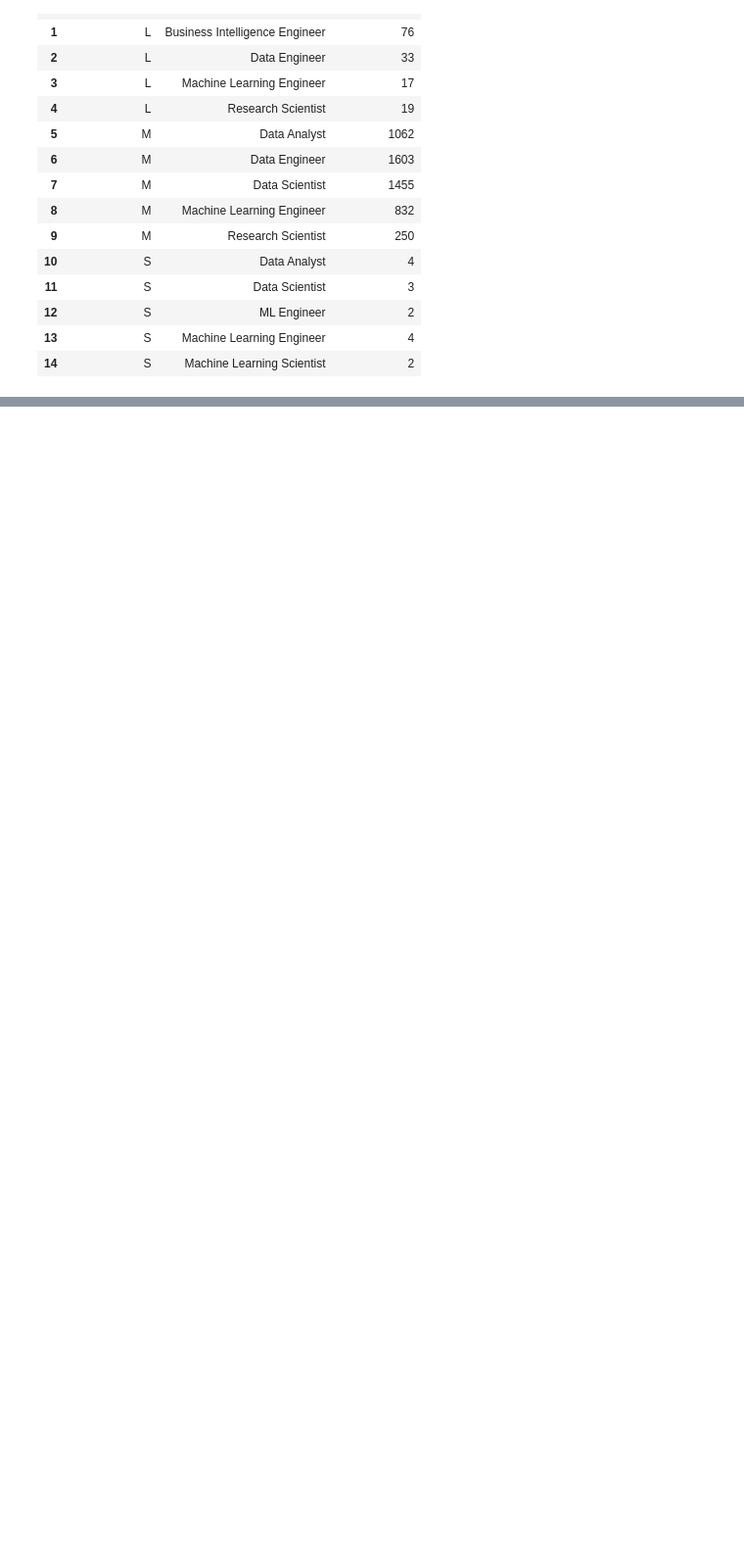
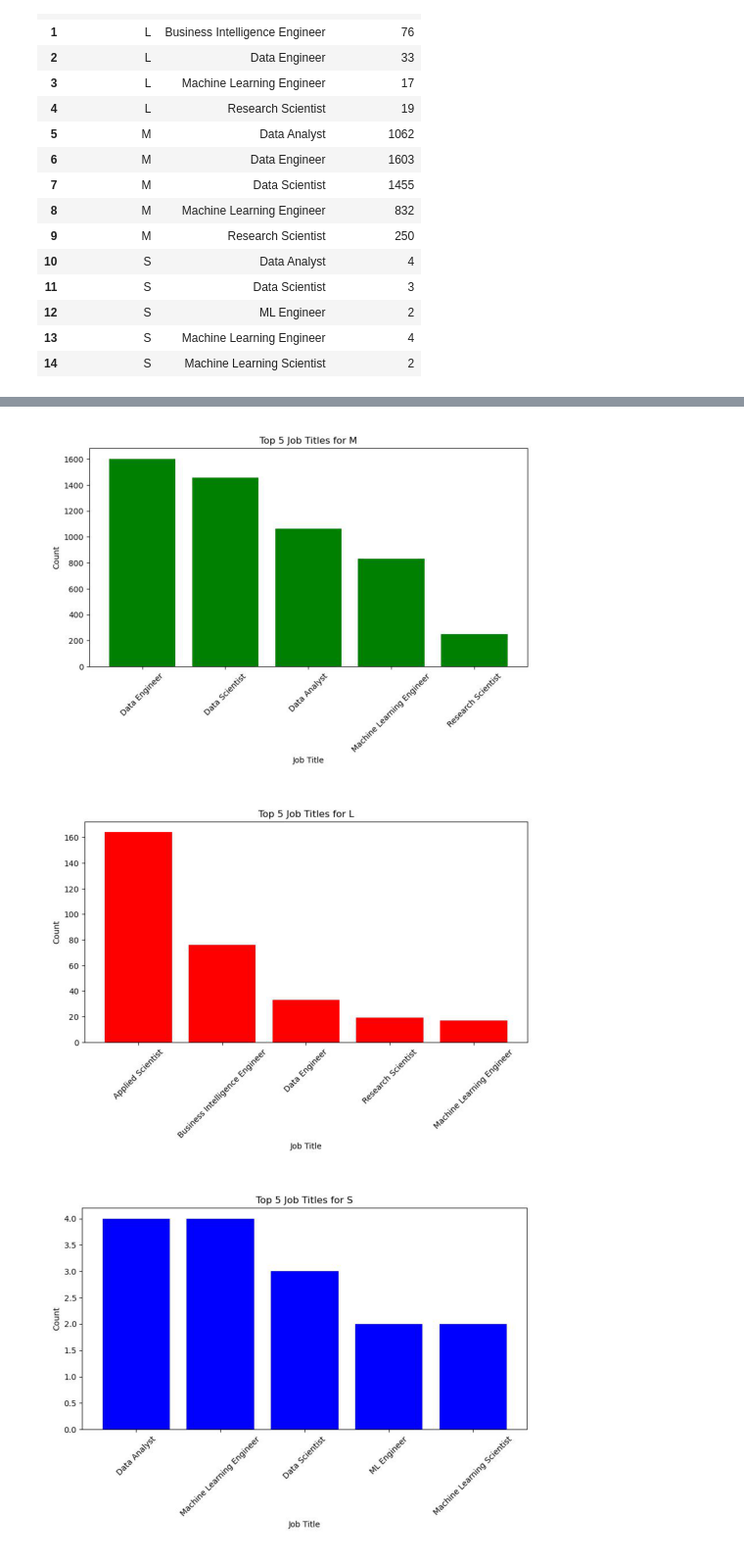
Before and after one commit to jjournot13/project-1, a Jupyter notebook: Company Size.ipynb, the cells around one changed output, grey strips where cells are left out. Shown: that part at 98% size. Cells and saved outputs as stored; diff of their text form; code cells hidden in the pictures; blank space fills up the shorter version.

```diff
--- a/Company Size.ipynb
+++ b/Company Size.ipynb
@@ -115,17 +84,0 @@ plt.show()
-# %%
-unique_sizes = count_grouped_data['company_size'].unique()
-
-# Create a separate bar chart for each company size
-for size in unique_sizes:
-    size_data = count_grouped_data[count_grouped_data['company_size'] == size]
-    pivot_data = size_data.pivot(index='job_title', columns='company_size', values='job_title_count').fillna(0)
-
-    ax = pivot_data.plot(kind='bar', stacked=True, figsize=(10, 6))
-
-    # Customize the plot for each company size
-    plt.title(f'Job Title Counts for {size} Companies')
-    plt.xlabel('Job Title')
-    plt.ylabel('Count')
-    plt.legend(title='Company Size')
-
-    plt.show()
@@ -212,0 +210,44 @@ plt.show()
+# %%
+# Get unique company sizes for creating individual plots
+company_sizes = result_df['company_size'].unique()
+
+# Define a color dictionary for each company size
+color_dict = {'L': 'red', 'M': 'green', 'S': 'blue'}  # Adjust as per your actual company size values
+
+# List to store filenames
+filenames = []
+
+for size in company_sizes:
+    # Create a new figure for each company size
+    plt.figure(figsize=(10, 5))
+
+    # Filter data for the current company size
+    data_for_size = result_df[result_df['company_size'] == size]
+
+    # Plot the bar chart with the corresponding color
+    plt.bar(data_for_size['job_title'], data_for_size['count'], color=color_dict[size])
+    plt.title(f"Top 5 Job Titles for {size}")
+    plt.xlabel("Job Title")
+    plt.ylabel("Count")
+    plt.xticks(rotation=45)
+
+    # Save each individual plot
+    filename = f'Top_5_Job_Titles_{size}.jpeg'
+    plt.savefig(filename, bbox_inches='tight')
+
+    # Append the filename to the list
+    filenames.append(filename)
+
+    # Close the current figure to free up resources
+    plt.close()
+
+# Display all saved plots
+for filename in filenames:
+    img = plt.imread(filename)
+    plt.imshow(img)
+    plt.axis('off')
+    plt.show()
+# %% [output]
+[figure, added]
+[figure, added]
+[figure, added]
```
Also changed, not shown: parts of 29 cells of this notebook, 10 other files.
